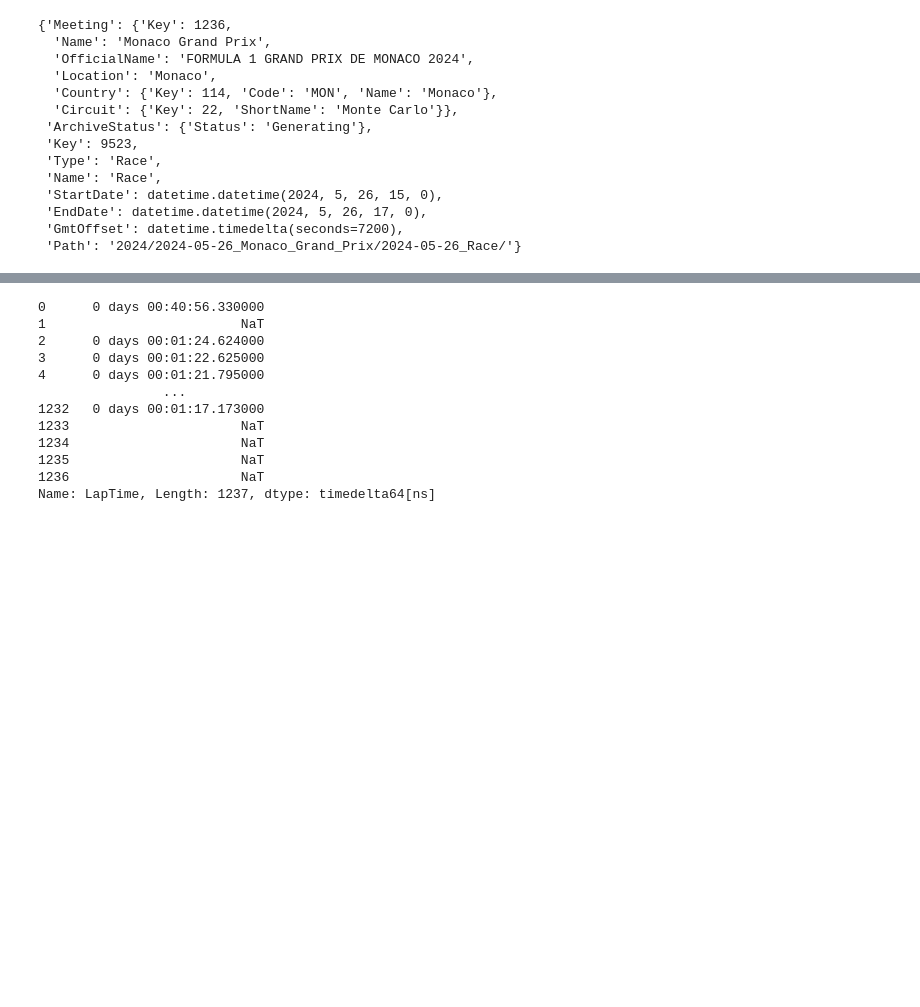
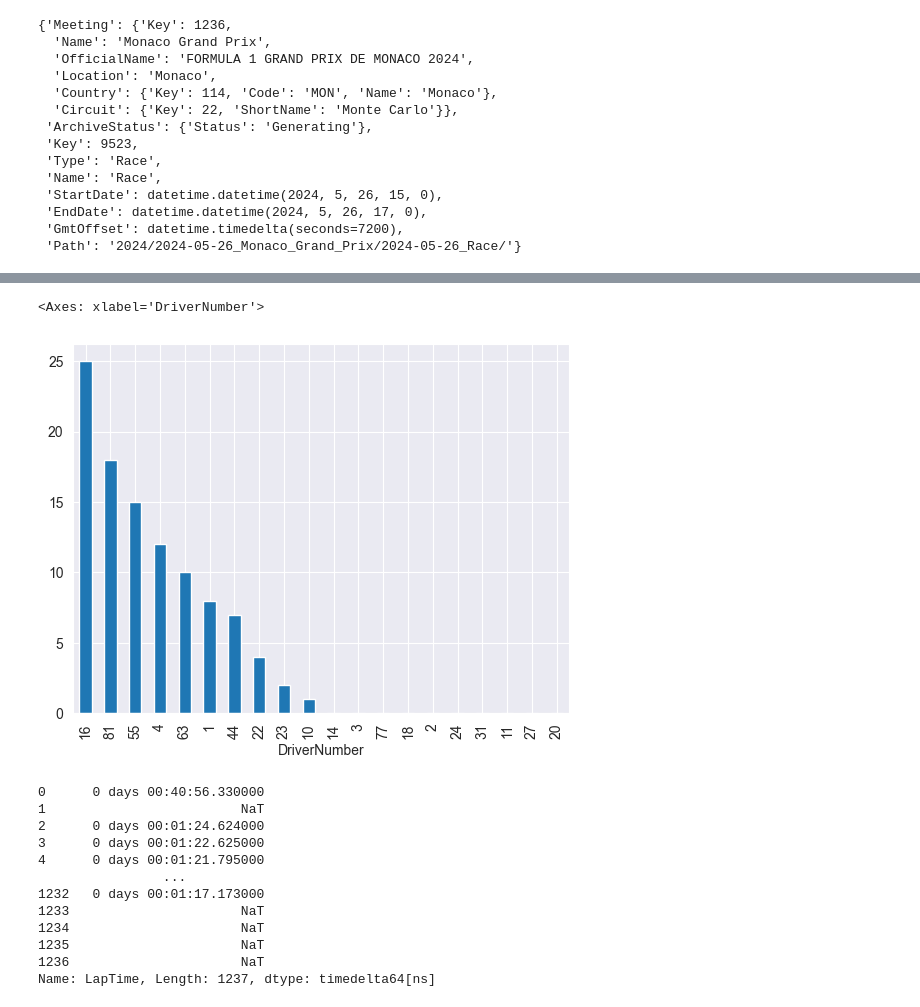
Before and after one commit to moanv2/FastF1_analysis, a Jupyter notebook: notebooks/01_data_exploration.ipynb, the cells around one changed output, grey strips where cells are left out. Saved outputs shown, nothing was run; the diff lists cells and outputs as text; code cells hidden in the pictures; blank space fills up the shorter version.

Commit message:
Individual Statistics for results

```diff
--- a/notebooks/01_data_exploration.ipynb
+++ b/notebooks/01_data_exploration.ipynb
@@ -203,3 +192,6 @@ session.session_info
  'EndDate': datetime.datetime(2024, 5, 26, 17, 0),
  'GmtOffset': datetime.timedelta(seconds=7200),
  'Path': '2024/2024-05-26_Monaco_Grand_Prix/2024-05-26_Race/'}
+# %%
+s_results = session.results
+s_results
@@ -205,0 +272,4 @@ session.session_info
+# %%
+# Driver points
+driver_points = pd.Series(s_results.Points, index=s_results.DriverNumber)
+driver_points
@@ -206,3 +322,8 @@ session.session_info
+# %%
+driver_points.plot.bar()
+# %% [output]
+<Axes: xlabel='DriverNumber'>
+[figure, added]
 # %%
 session.laps['LapTime']
 # %% [output]
```
Also changed, not shown: parts of 9 cells of this notebook.
